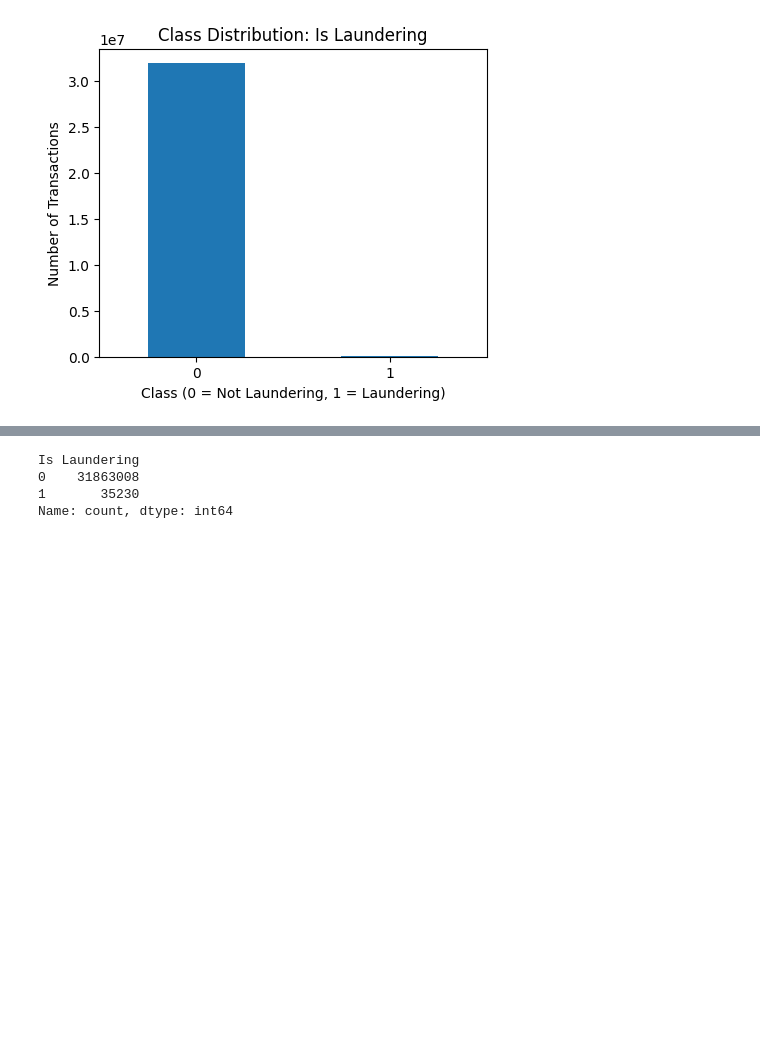
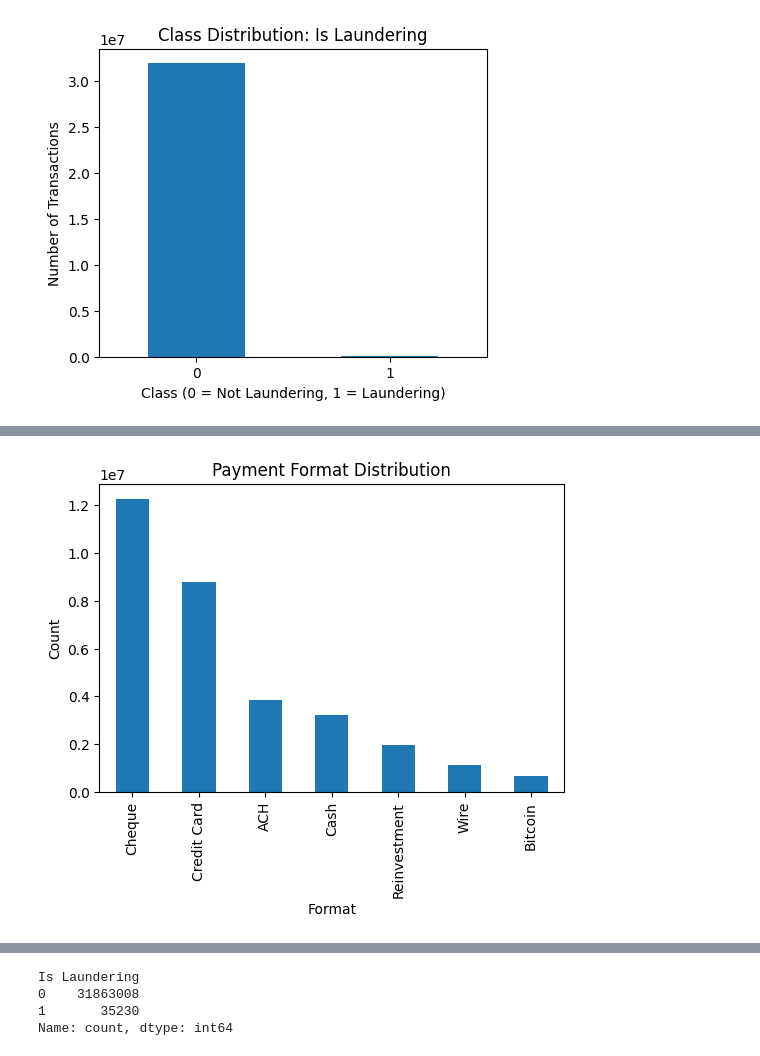
Before and after one commit to DelphinKdl/CUA-MDA-Capstone-BaaS-Risk-Monitoring, a Jupyter notebook: notebooks/01_eda.ipynb, the cells around one changed output, grey strips where cells are left out. Drawn from its saved outputs; the diff is of its cells as text; code cells hidden in the pictures; blank space fills up the shorter version.

```diff
--- a/notebooks/01_eda.ipynb
+++ b/notebooks/01_eda.ipynb
@@ -272,0 +291,12 @@ For modeling, we’ll need imbalance strategies:
+# %%
+# Payment Format
+format_counts = df['Payment Format'].value_counts()
+
+fig, ax = plt.subplots(figsize=(6,4))
+format_counts.plot(kind='bar', ax=ax)
+ax.set_title("Payment Format Distribution")
+ax.set_xlabel("Format")
+ax.set_ylabel("Count")
+plt.show()
+# %% [output]
+[figure, added]
```
Also changed, not shown: parts of 4 cells of this notebook.
